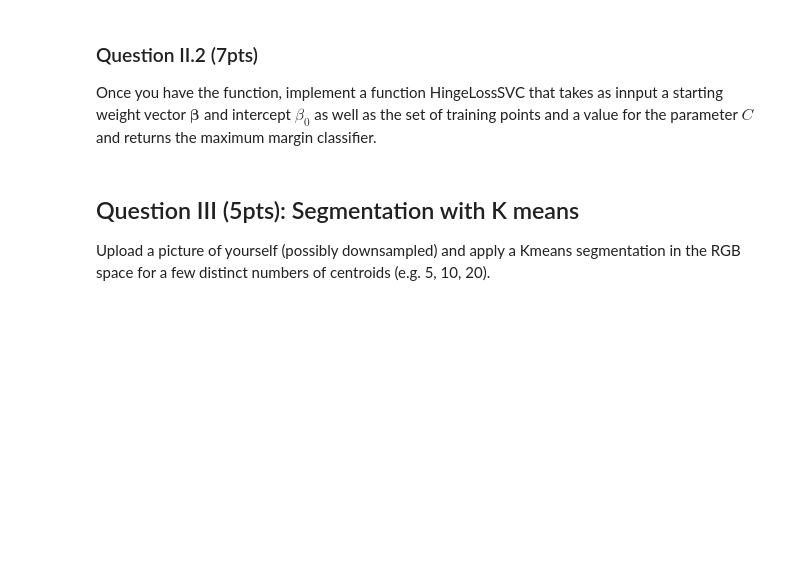
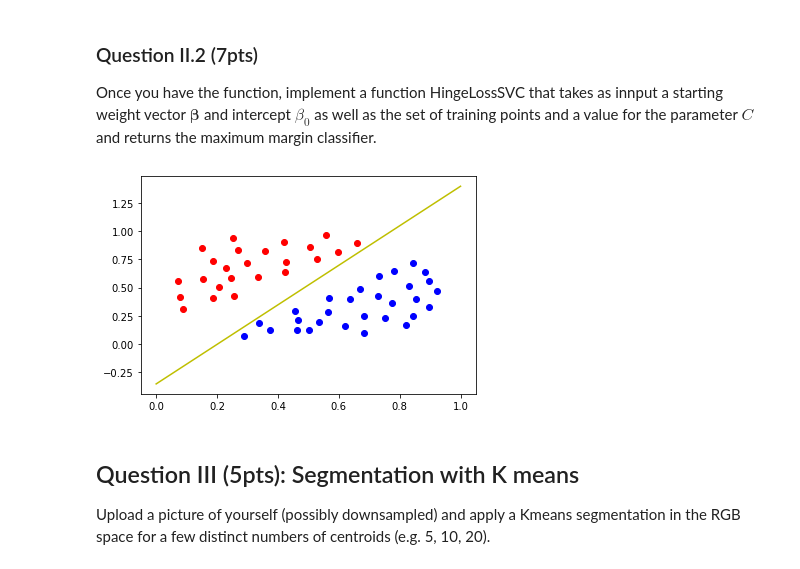
Before and after one commit to Averyyy/Introduction2MLSpring2022, a Jupyter notebook: Assignments/Assignment3/Assignment3Spring2022.ipynb, the cells around one changed output. Cells and saved outputs as stored; diff of their text form; code cells hidden in the pictures; blank space fills up the shorter version.

```diff
--- a/Assignments/Assignment3/Assignment3Spring2022.ipynb
+++ b/Assignments/Assignment3/Assignment3Spring2022.ipynb
@@ -293,3 +289,47 @@ Once you have the function, implement a function HingeLossSVC that takes as innp
+# %%
+def HingeLossSVC(beta_init, beta0_init, training, C=0.075, eta = 0.05, max_iter = 1000):
+
+    '''Returns the maximal margin classifier for the
+    training dataset'''
+    N = training.shape[0]
+    beta = beta_init
+    beta0 = beta0_init
+
+    for _ in range(max_iter):
+        gradient_temp = np.zeros((beta.shape[0], ), dtype=np.float32)
+        beta0_gradient = 0
+
+        for i in range(N):
+            hinge_loss_step, gradient_step = HingeLoss(training[i], beta, beta0)
+
+            if gradient_step is not None and hinge_loss_step > 0:
+                # print(hinge_loss_step.shape, gradient_step.shape)
+                gradient_temp -= gradient_step[:-1]
+                beta0_gradient -= gradient_step[-1]
+
+        gradient_temp = C/N*gradient_temp + 2*beta
+        beta -= eta * gradient_temp
+        beta0 -= eta * beta0_gradient * C/N
+
+
+
+    return beta, beta0
+# %%
+pointsClass1_labeled = np.hstack((pointsClass1, np.ones((pointsClass1.shape[0], 1))))
+pointsClass2_labeled = np.hstack((pointsClass2, -np.ones((pointsClass2.shape[0], 1))))
+training_set = np.vstack((pointsClass1_labeled, pointsClass2_labeled))
+
+beta, beta0 = HingeLossSVC(np.ones((2,)), 0, training_set)
+coeff = -beta[0]/beta[1]
+x_graph = np.linspace(0, 1, 100)
+y_graph = x_graph * coeff + beta0
+
+plt.plot(x_graph, y_graph, c="y")
+plt.scatter(pointsClass1[:, 0], pointsClass1[:, 1], c='r')
+plt.scatter(pointsClass2[:, 0], pointsClass2[:, 1], c='b')
+plt.show()
+# %% [output]
+[figure, added]
 # %% [markdown]
 ## Question III (5pts): Segmentation with K means
 
```
Also changed, not shown: parts of 7 cells of this notebook.
